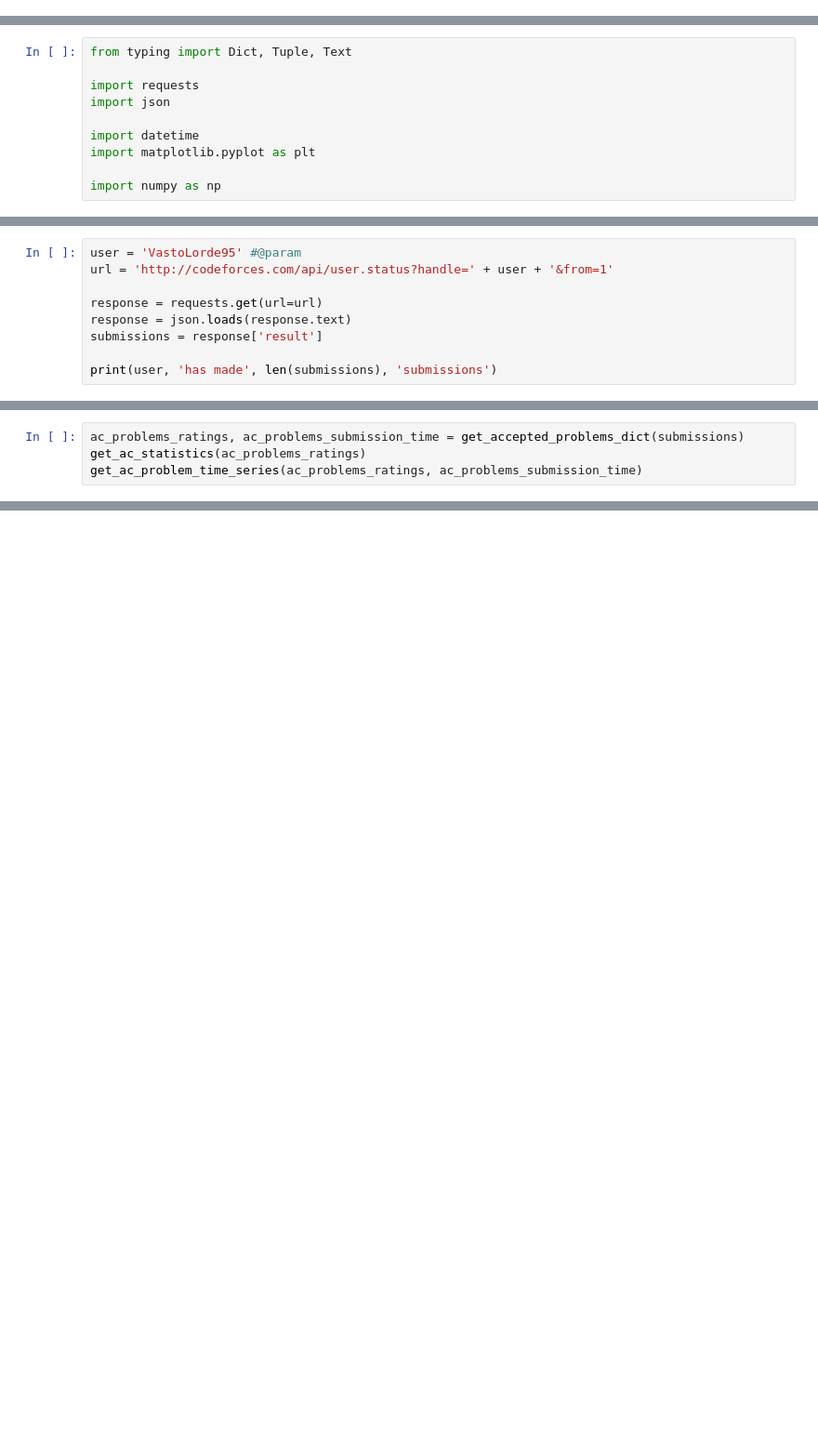
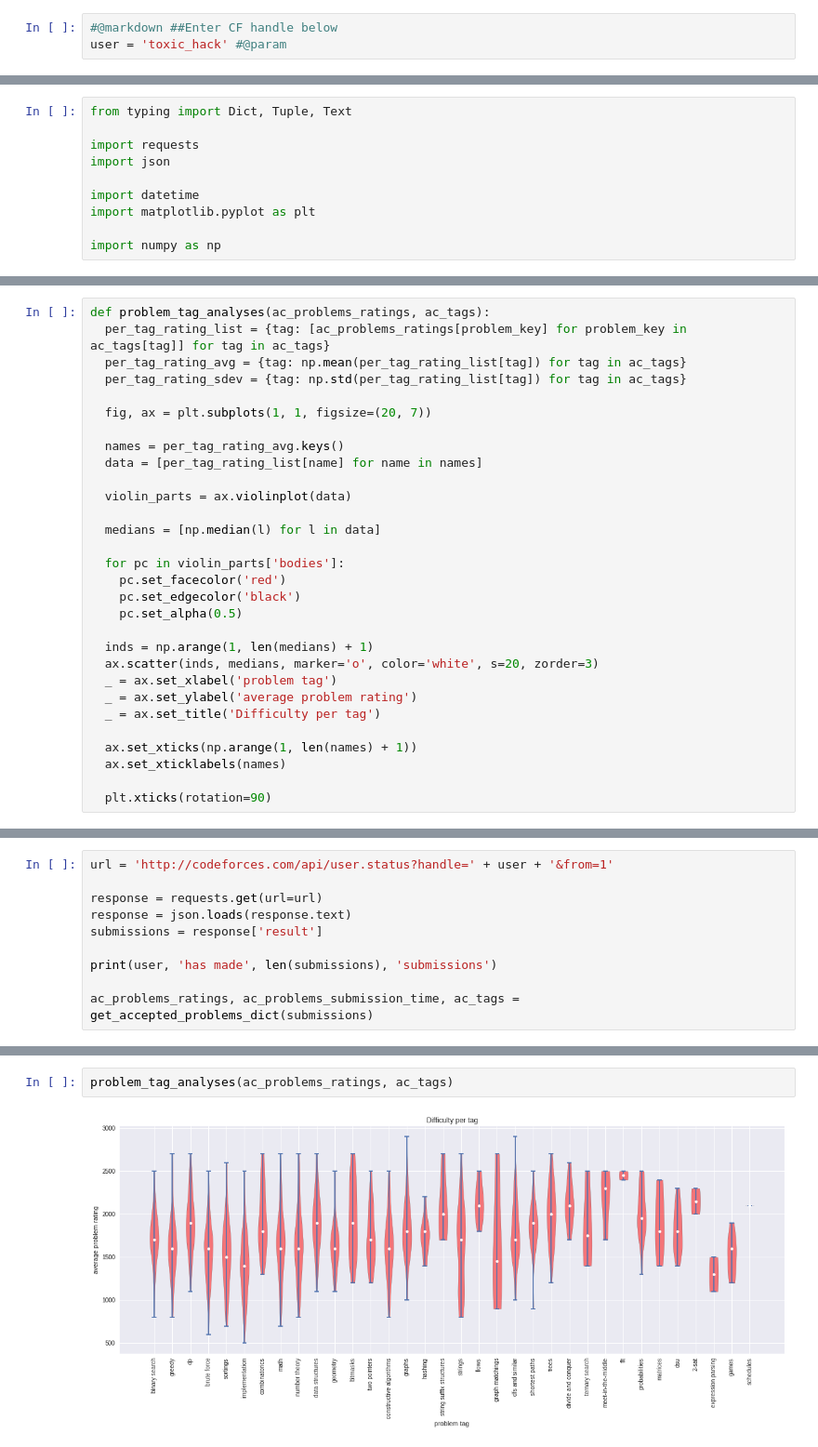
Before and after one commit to CAMP-IIITB/Performance-Analyzer, a Jupyter notebook: Analyze.ipynb, the cells around one changed output, grey strips where cells are left out. Shown: that part at 93% size. Drawn from its saved outputs; the diff is of its cells as text; blank space fills up the shorter version.

Commit message:
Added tag wise analyses.

```diff
--- a/Analyze.ipynb
+++ b/Analyze.ipynb
@@ -0,0 +14,3 @@
+# %%
+#@markdown ##Enter CF handle below
+user = 'toxic_hack' #@param
@@ -82,0 +137,30 @@ def get_ac_problem_time_series(ac_problems_ratings, ac_problems_submission_time)
+# %%
+def problem_tag_analyses(ac_problems_ratings, ac_tags):
+  per_tag_rating_list = {tag: [ac_problems_ratings[problem_key] for problem_key in ac_tags[tag]] for tag in ac_tags}
+  per_tag_rating_avg = {tag: np.mean(per_tag_rating_list[tag]) for tag in ac_tags}
+  per_tag_rating_sdev = {tag: np.std(per_tag_rating_list[tag]) for tag in ac_tags}
+
+  fig, ax = plt.subplots(1, 1, figsize=(20, 7))
+
+  names = per_tag_rating_avg.keys()
+  data = [per_tag_rating_list[name] for name in names]
+
+  violin_parts = ax.violinplot(data)
+
+  medians = [np.median(l) for l in data]
+
+  for pc in violin_parts['bodies']:
+    pc.set_facecolor('red')
+    pc.set_edgecolor('black')
+    pc.set_alpha(0.5)
+
+  inds = np.arange(1, len(medians) + 1)
+  ax.scatter(inds, medians, marker='o', color='white', s=20, zorder=3)
+  _ = ax.set_xlabel('problem tag')
+  _ = ax.set_ylabel('average problem rating')
+  _ = ax.set_title('Difficulty per tag')
+
+  ax.set_xticks(np.arange(1, len(names) + 1))
+  ax.set_xticklabels(names)
+
+  plt.xticks(rotation=90)
@@ -83,5 +171,4 @@ def get_ac_problem_time_series(ac_problems_ratings, ac_problems_submission_time)
 # %%
-user = 'VastoLorde95' #@param
 url = 'http://codeforces.com/api/user.status?handle=' + user + '&from=1'
 
 response = requests.get(url=url)
@@ -89,4 +176,6 @@ response = json.loads(response.text)
 submissions = response['result']
 
 print(user, 'has made', len(submissions), 'submissions')
+
+ac_problems_ratings, ac_problems_submission_time, ac_tags = get_accepted_problems_dict(submissions)
 # %% [output]
@@ -94,4 +182,0 @@ VastoLorde95 has made 3482 submissions
-# %%
-ac_problems_ratings, ac_problems_submission_time = get_accepted_problems_dict(submissions)
-get_ac_statistics(ac_problems_ratings)
-get_ac_problem_time_series(ac_problems_ratings, ac_problems_submission_time)
@@ -105,0 +201,4 @@ Hard median difficulty = 2500.0
+# %%
+problem_tag_analyses(ac_problems_ratings, ac_tags)
+# %% [output]
+[figure, added]
```
Also changed, not shown: parts of 19 cells of this notebook.
